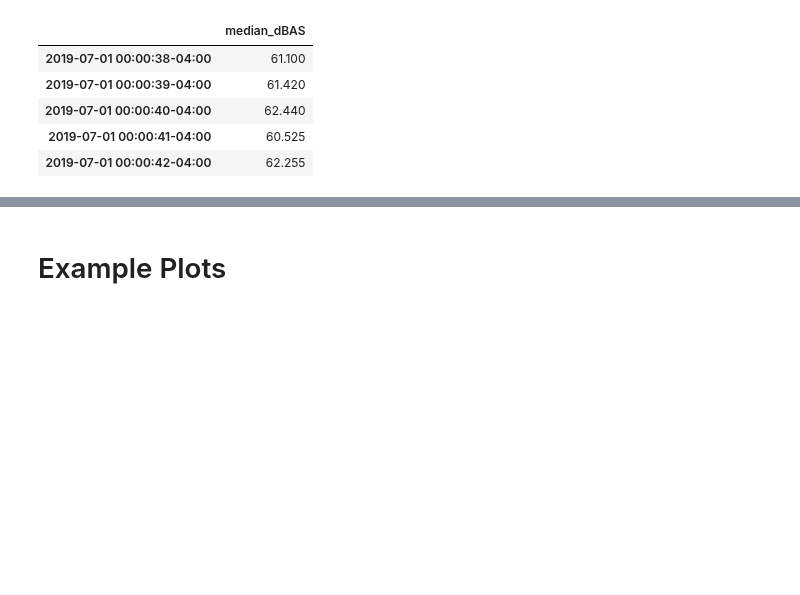
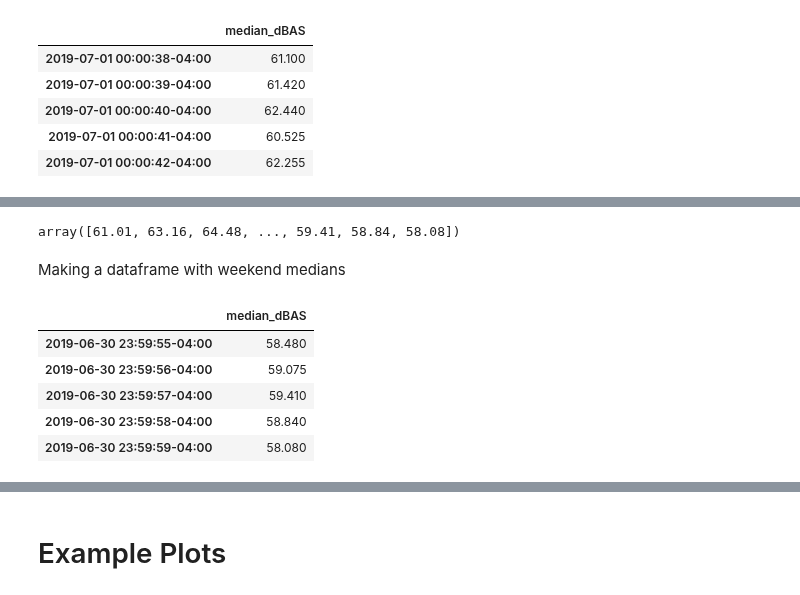
Before and after one commit to marin-hyatt/public-redhook-analysis, a Jupyter notebook: notebooks/Example.ipynb, the cells around one changed output, grey strips where cells are left out. Drawn from its saved outputs; the diff is of its cells as text; code cells hidden in the pictures; blank space fills up the shorter version.

```diff
--- a/notebooks/Example.ipynb
+++ b/notebooks/Example.ipynb
@@ -302,0 +321,2 @@ weekday_medians_df.tail()
+# %%
+weekend_medians_df_values = np.empty(len(weekend_medians_df_indices))
@@ -302,0 +328,6 @@ weekday_medians_df.tail()
+# %%
+weekend_medians_df_values
+# %% [output]
+array([61.01, 63.16, 64.48, ..., 59.41, 58.84, 58.08])
+# %% [markdown]
+Making a dataframe with weekend medians
@@ -302,0 +338,9 @@ weekday_medians_df.tail()
+# %%
+weekend_medians_df.tail()
+# %% [output]
+|  | median_dBAS |
+| 2019-06-30 23:59:55-04:00 | 58.480 |
+| 2019-06-30 23:59:56-04:00 | 59.075 |
+| 2019-06-30 23:59:57-04:00 | 59.410 |
+| 2019-06-30 23:59:58-04:00 | 58.840 |
+| 2019-06-30 23:59:59-04:00 | 58.080 |
```
Also changed, not shown: parts of 29 cells of this notebook, 1 other file.
